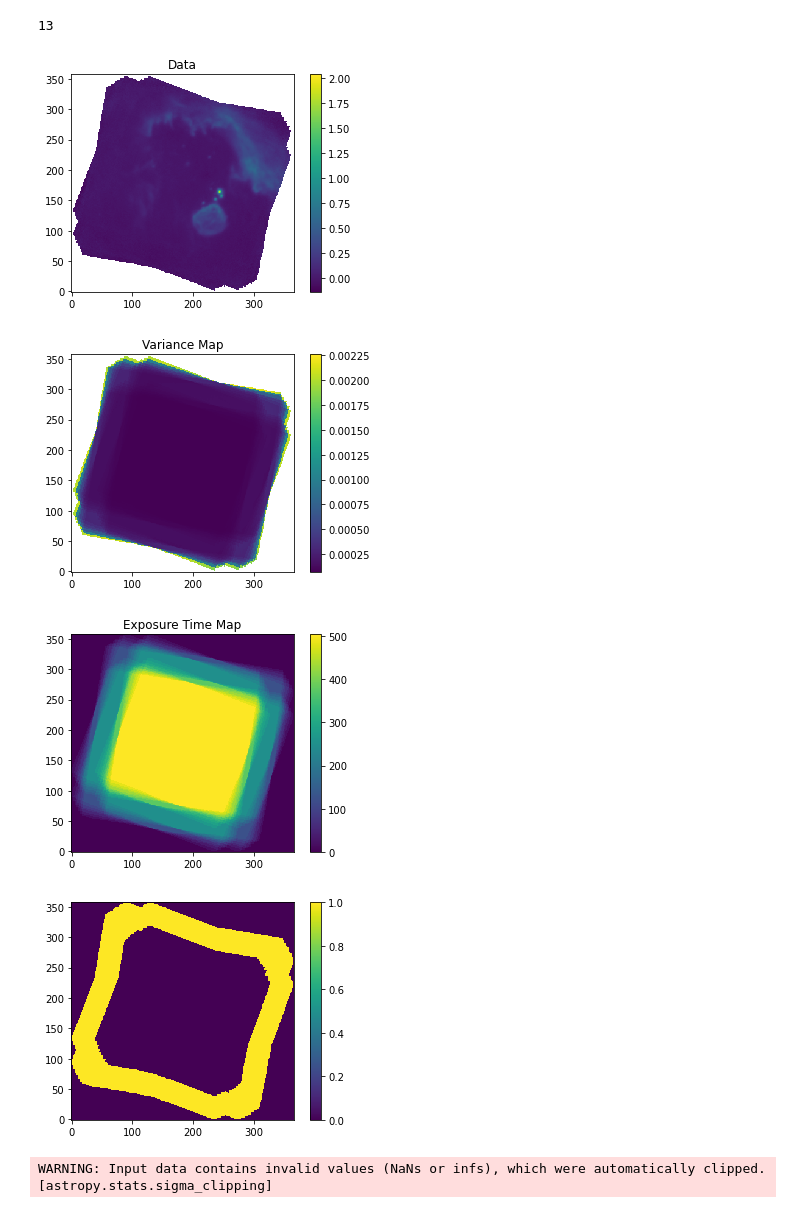
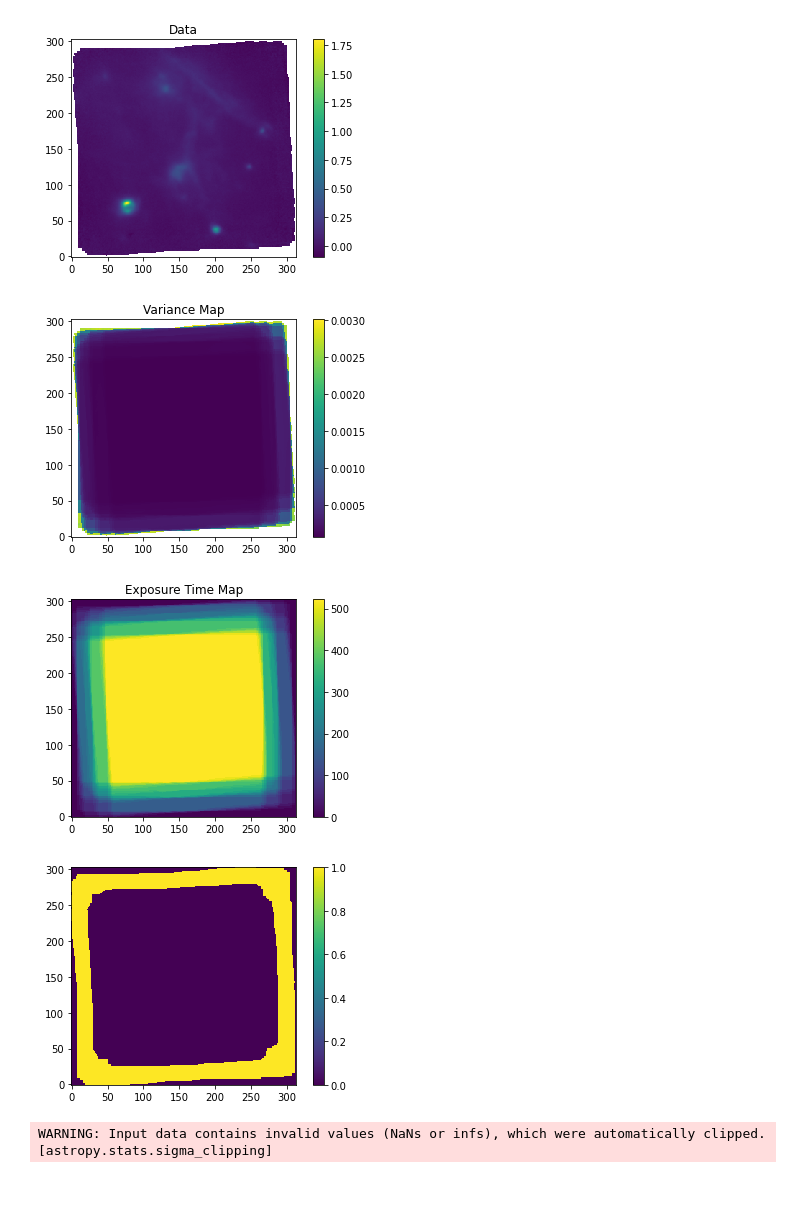
Before and after one commit to mjhankins/SFGCphotcode, a Jupyter notebook: SourceCatalog_25um_Detect.ipynb, the cells around one changed output. Drawn from its saved outputs; the diff is of its cells as text; code cells hidden in the pictures.

Commit message:
created new configuration file

```diff
--- a/SourceCatalog_25um_Detect.ipynb
+++ b/SourceCatalog_25um_Detect.ipynb
@@ -1,8 +0,0 @@
-# %%
-#import the relevant configuration file
-from configfiles import fieldYconfig as fieldconfig
-#from configfiles import Hnorthconfig as fieldconfig
-#from configfiles import archSEconfig as fieldconfig
-fieldconfig.bkgbox
-# %% [output]
-13
@@ -36,12 +38,12 @@ import re
 # %%
 #change directory to data location - provide alternate if working between two different pc's
 try:
-    os.chdir(fieldconfig.dpath)
+    os.chdir(dpath)
 except:
-    os.chdir(fieldconfig.dpathalt)
+    os.chdir(dpathalt)
 
 #import data - unpack fits file into header, image (data), varance (varmap), and exposure time (tmap)
-hdu=fits.open(fieldconfig.fname)
+hdu=fits.open(field.filename)
 header=hdu[0].header
 ims=hdu[0].data
 #np.shape(ims)
@@ -78,22 +80,22 @@ plt.show()
 #create pixel error map by taking sqrt of variance map
 errormap=np.sqrt(varmap)
 # %% [output]
-[figure, old version]
+[figure, new version]
-[figure, old version]
+[figure, new version]
-[figure, old version]
+[figure, new version]
 # %%
 #create mask for edges of field where less integration time was collected
 tmapnorm=tmap/np.max(tmap) #normalize the exposure time map
-mask=np.where(tmapnorm<fieldconfig.tmapnormcut,tmapnorm,0).astype('bool') #create mask for any locations with less than 50% of max exposure time -Can be modified as needed
+mask=np.where(tmapnorm<field.m1cut,tmapnorm,0).astype('bool') #create mask for any locations with less than 50% of max exposure time -Can be modified as needed
 #the above can be adjusted if there are obvious sources near the edges of the map
 
 #plot any of the mask to verify
 plt.figure()
 plt.imshow(mask,origin='lower',interpolation='none')
 plt.colorbar()
 plt.show()
 # %% [output]
-[figure, old version]
+[figure, new version]
 # %%
 #create background model for image using median method
 bkg_estimator = MedianBackground() #MMMBackground() #SExtractorBackground() #MedianBackground()
```
Also changed, not shown: parts of 20 cells of this notebook, 1 other file.
